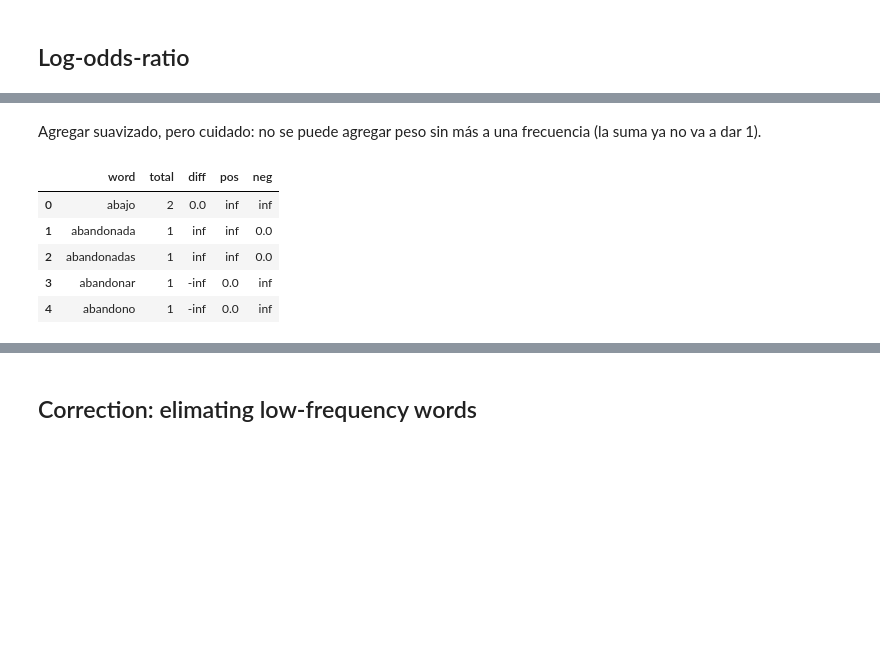
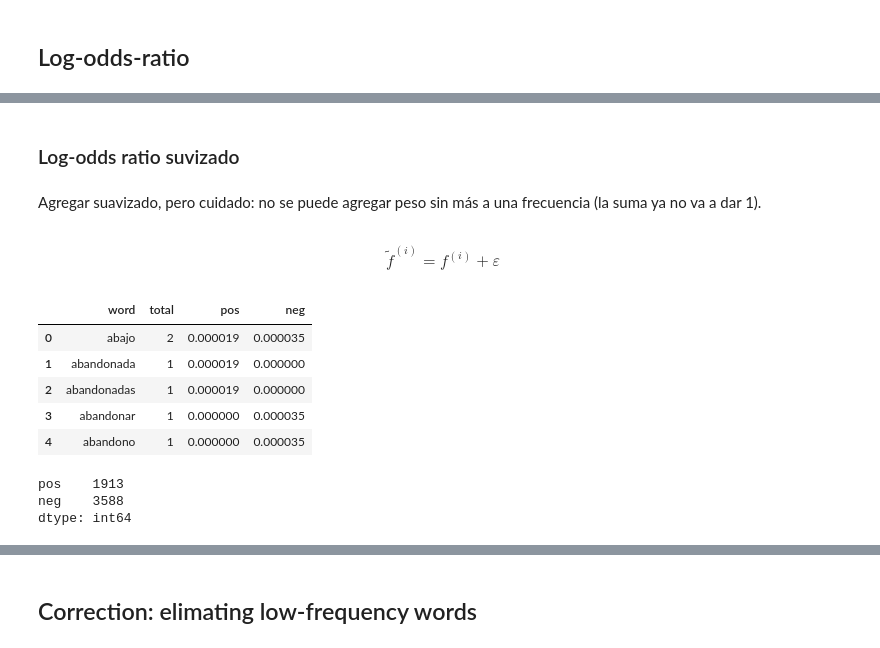
Before and after one commit to macfernandez/eddc-specialization-project, a Jupyter notebook: notebooks/03-methods-statistic.ipynb, the cells around one changed output, grey strips where cells are left out. Cells and saved outputs as stored; diff of their text form; code cells hidden in the pictures; blank space fills up the shorter version.

```diff
--- a/notebooks/03-methods-statistic.ipynb
+++ b/notebooks/03-methods-statistic.ipynb
@@ -284,14 +280,24 @@ odds_diff
+# %% [markdown]
+### Log-odds ratio suvizado
 # %% [markdown]
 Agregar suavizado, pero cuidado: no se puede agregar peso sin más a una frecuencia (la suma ya no va a dar 1).
-# %%
-log_odds_diff = deepcopy(odds_diff)
-log_odds_diff["diff"] = np.log(log_odds_diff["diff"])
-log_odds_diff.head()
-# %% [output]
-|  | word | total | diff | pos | neg |
-| 0 | abajo | 2 | 0.0 | inf | inf |
-| 1 | abandonada | 1 | inf | inf | 0.0 |
-| 2 | abandonadas | 1 | inf | inf | 0.0 |
-| 3 | abandonar | 1 | -inf | 0.0 | inf |
-| 4 | abandono | 1 | -inf | 0.0 | inf |
+# %% [markdown]
+$$\widetilde{f}^{(i)} = f^{(i)} + \varepsilon$$
+# %%
+smooth_log_odds_diff = deepcopy(proportions_diff[["word", "total", "pos", "neg"]])
+smooth_log_odds_diff.head()
+# %% [output]
+|  | word | total | pos | neg |
+| 0 | abajo | 2 | 0.000019 | 0.000035 |
+| 1 | abandonada | 1 | 0.000019 | 0.000000 |
+| 2 | abandonadas | 1 | 0.000019 | 0.000000 |
+| 3 | abandonar | 1 | 0.000000 | 0.000035 |
+| 4 | abandono | 1 | 0.000000 | 0.000035 |
+# %%
+# cantidad de palabras con frecuencia 0
+(smooth_log_odds_diff[["pos", "neg"]]==0).sum(axis=0)
+# %% [output]
+pos    1913
+neg    3588
+dtype: int64
 # %%
```
Also changed, not shown: parts of 7 cells of this notebook.
